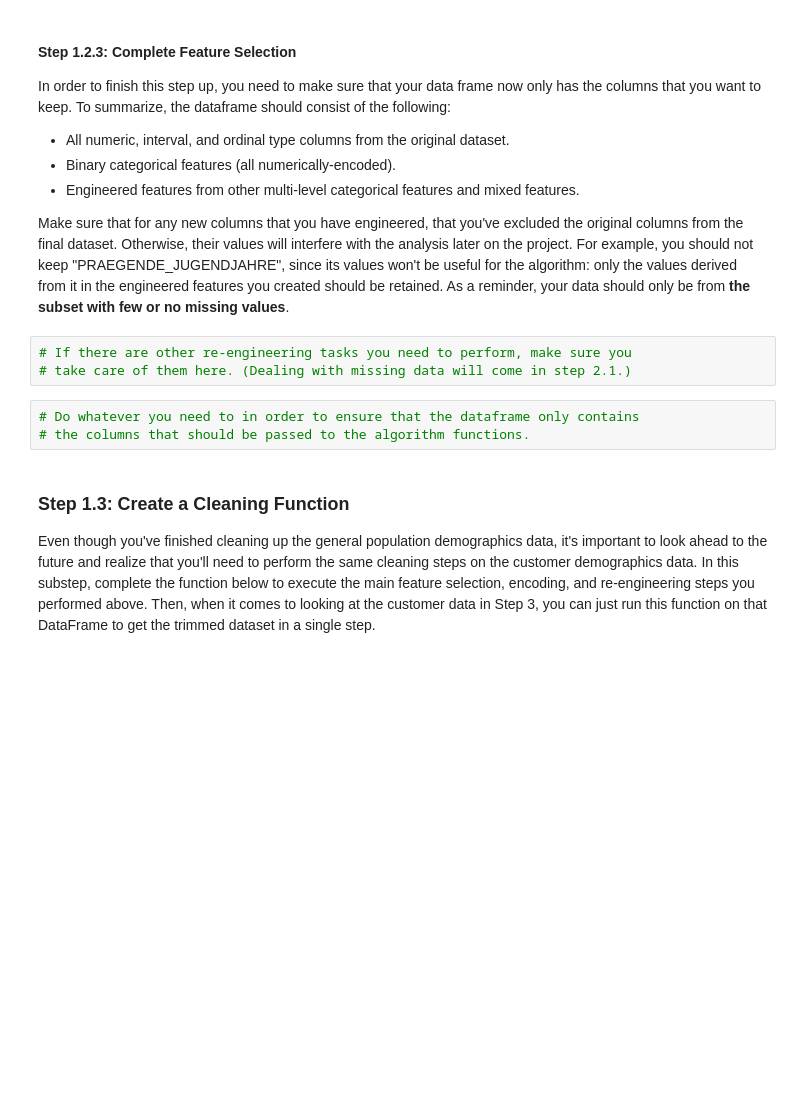
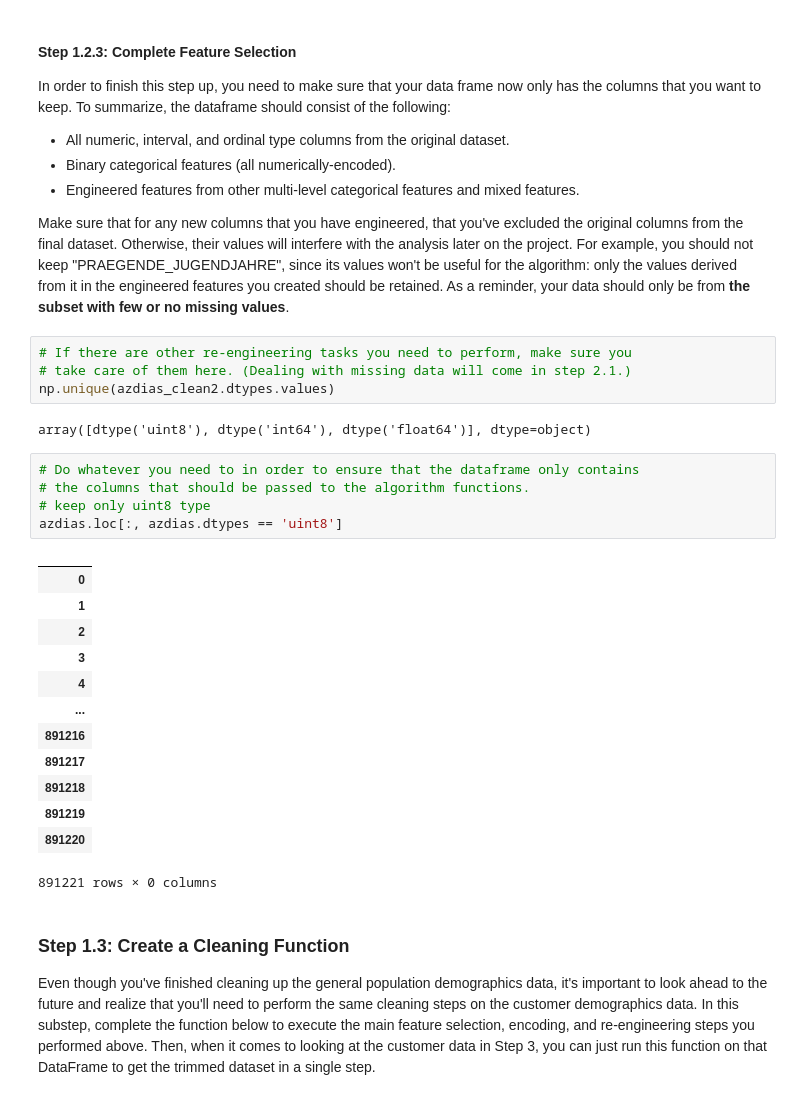
Before and after one commit to evelthon/Intro-to-Machine-Learning-with-Pytorch, a Jupyter notebook: projects/p3_Identify-Customer-Segments/Identify_Customer_Segments.ipynb, the cells around one changed output. Saved outputs shown, nothing was run; the diff lists cells and outputs as text; blank space fills up the shorter version.

```diff
--- a/projects/p3_Identify-Customer-Segments/Identify_Customer_Segments.ipynb
+++ b/projects/p3_Identify-Customer-Segments/Identify_Customer_Segments.ipynb
@@ -661,9 +671,28 @@ Make sure that for any new columns that you have engineered, that you've exclude
 # %%
 # If there are other re-engineering tasks you need to perform, make sure you
 # take care of them here. (Dealing with missing data will come in step 2.1.)
+np.unique(azdias_clean2.dtypes.values)
+# %% [output]
+array([dtype('uint8'), dtype('int64'), dtype('float64')], dtype=object)
 # %%
 # Do whatever you need to in order to ensure that the dataframe only contains
 # the columns that should be passed to the algorithm functions.
+# keep only uint8 type
+azdias.loc[:, azdias.dtypes == 'uint8']
+# %% [output]
+|  |
+| 0 |
+| 1 |
+| 2 |
+| 3 |
+| 4 |
+| ... |
+| 891216 |
+| 891217 |
+| 891218 |
+| 891219 |
+| 891220 |
+891221 rows × 0 columns
 # %% [markdown]
 ### Step 1.3: Create a Cleaning Function
 
```
Also changed, not shown: parts of 4 cells of this notebook.
